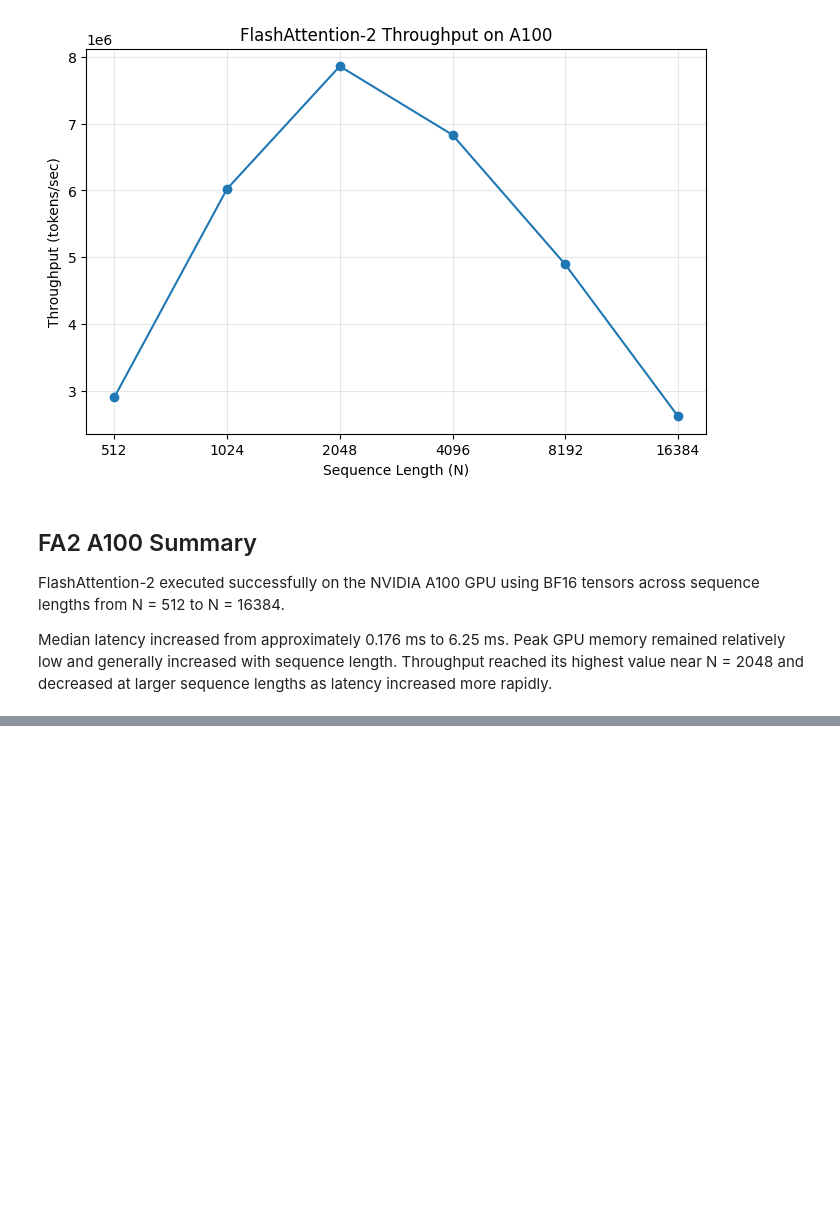
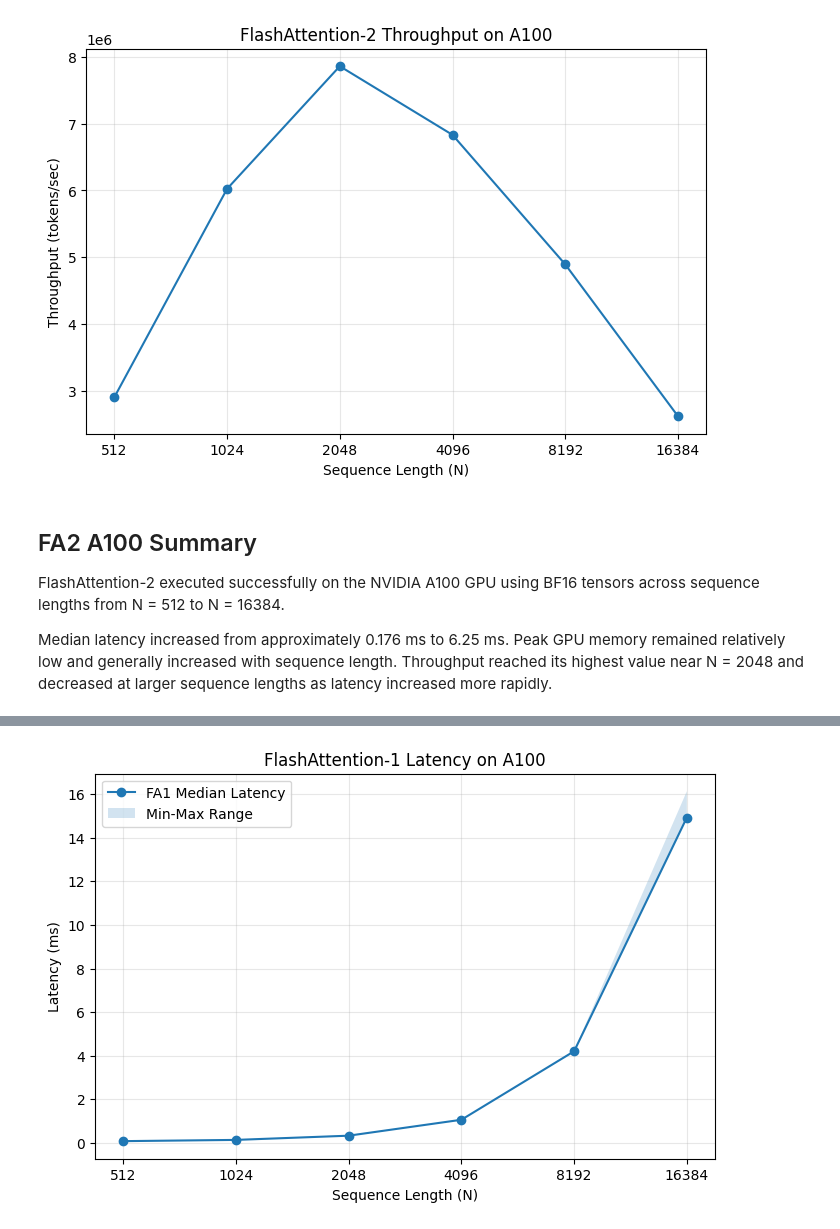
Before and after one commit to deepinsightai/flash-attention, a Jupyter notebook: blackwell_sdpa_smoke_test.ipynb, the cells around one changed output, grey strips where cells are left out. Saved outputs shown, nothing was run; the diff lists cells and outputs as text; code cells hidden in the pictures; blank space fills up the shorter version.

Commit message:
Complete FA1 A100 benchmark and visualizations

```diff
--- a/blackwell_sdpa_smoke_test.ipynb
+++ b/blackwell_sdpa_smoke_test.ipynb
@@ -1538,0 +1744,5 @@ Median latency increased from approximately 0.176 ms to 6.25 ms. Peak GPU memory
+# %%
+import pandas as pd
+
+fa1_df = pd.DataFrame(fa1_results)
+fa1_df
@@ -1538,0 +1757,10 @@ Median latency increased from approximately 0.176 ms to 6.25 ms. Peak GPU memory
+# %%
+fa1_df["tokens_per_sec"] = (
+    B * fa1_df["N"] /
+    (fa1_df["median_ms"] / 1000)
+)
+
+fa1_df.to_csv("fa1_a100_results.csv", index=False)
+
+print("Saved: fa1_a100_results.csv")
+print(fa1_df)
@@ -1538,0 +1776,33 @@ Median latency increased from approximately 0.176 ms to 6.25 ms. Peak GPU memory
+# %%
+#Latency
+import matplotlib.pyplot as plt
+
+plt.figure(figsize=(8, 5))
+
+plt.plot(
+    fa1_df["N"],
+    fa1_df["median_ms"],
+    marker="o",
+    label="FA1 Median Latency"
+)
+
+plt.fill_between(
+    fa1_df["N"],
+    fa1_df["min_ms"],
+    fa1_df["max_ms"],
+    alpha=0.2,
+    label="Min-Max Range"
+)
+
+plt.xscale("log", base=2)
+plt.xticks(fa1_df["N"], fa1_df["N"])
+
+plt.xlabel("Sequence Length (N)")
+plt.ylabel("Latency (ms)")
+plt.title("FlashAttention-1 Latency on A100")
+plt.grid(True, alpha=0.3)
+plt.legend()
+
+plt.show()
+# %% [output]
+[figure, added]
```
Also changed, not shown: parts of 16 cells of this notebook.
